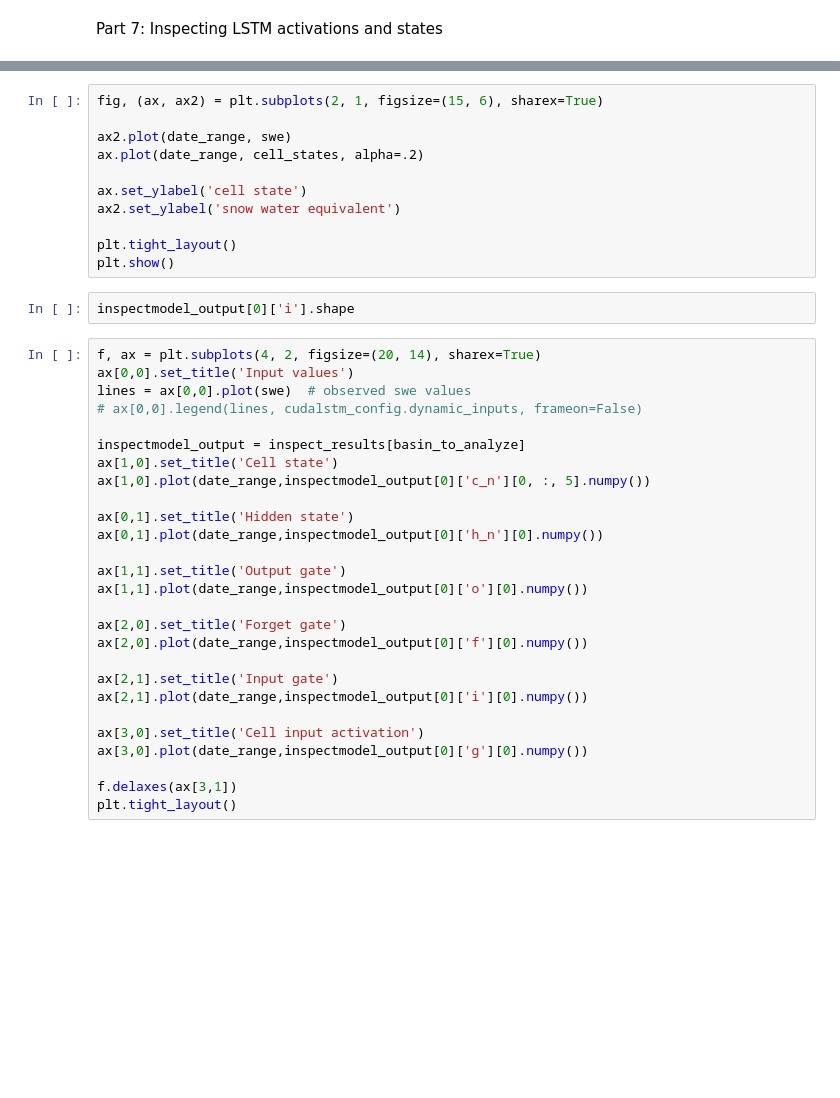
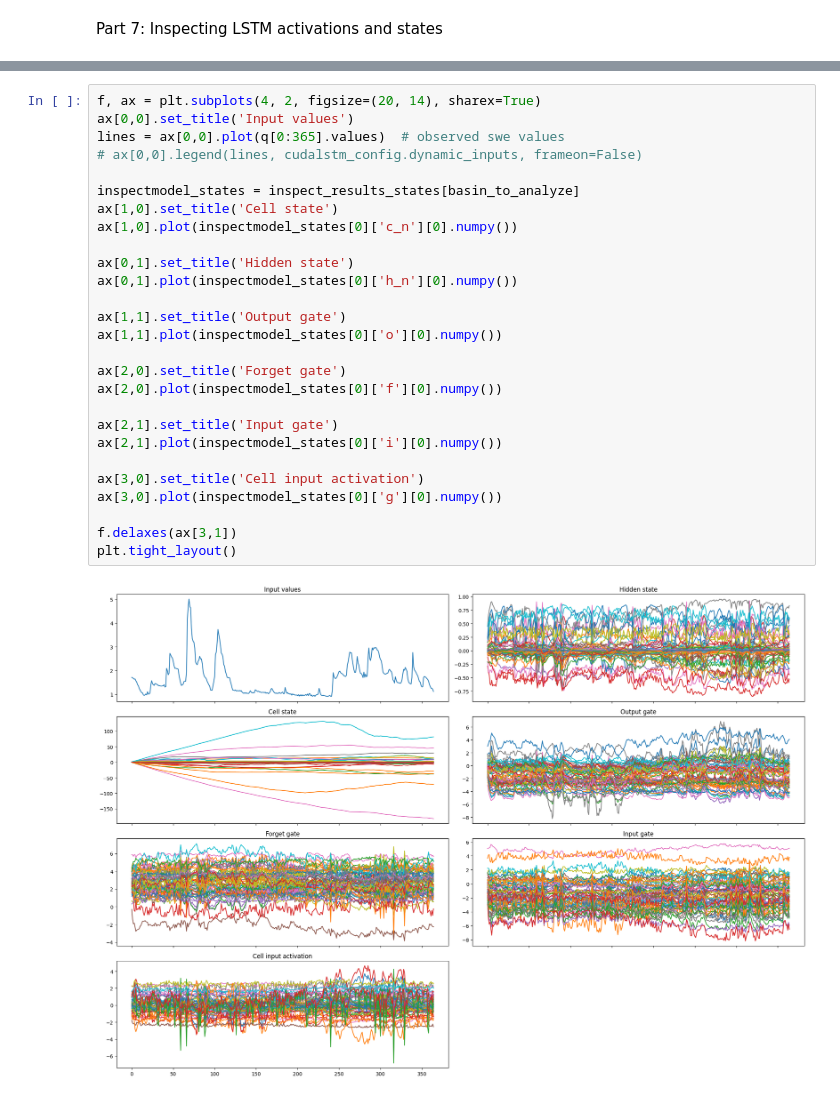
Before and after one commit to sanikabaste/Hy2DL, a Jupyter notebook: Hy2DL/experiments/LSTM_CAMELS_CH_inspection.ipynb, the cells around one changed output, grey strips where cells are left out. Drawn from its saved outputs; the diff is of its cells as text; blank space fills up the shorter version.

```diff
--- a/Hy2DL/experiments/LSTM_CAMELS_CH_inspection.ipynb
+++ b/Hy2DL/experiments/LSTM_CAMELS_CH_inspection.ipynb
@@ -546,40 +524,29 @@ swe = df['swe(mm)'][date_range]
-# %%
-fig, (ax, ax2) = plt.subplots(2, 1, figsize=(15, 6), sharex=True)
-
-ax2.plot(date_range, swe)
-ax.plot(date_range, cell_states, alpha=.2)
-
-ax.set_ylabel('cell state')
-ax2.set_ylabel('snow water equivalent')
-
-plt.tight_layout()
-plt.show()
-# %%
-inspectmodel_output[0]['i'].shape
 # %%
 f, ax = plt.subplots(4, 2, figsize=(20, 14), sharex=True)
 ax[0,0].set_title('Input values')
-lines = ax[0,0].plot(swe)  # observed swe values
+lines = ax[0,0].plot(q[0:365].values)  # observed swe values
 # ax[0,0].legend(lines, cudalstm_config.dynamic_inputs, frameon=False)
 
-inspectmodel_output = inspect_results[basin_to_analyze]
+inspectmodel_states = inspect_results_states[basin_to_analyze]
 ax[1,0].set_title('Cell state')
-ax[1,0].plot(date_range,inspectmodel_output[0]['c_n'][0, :, 5].numpy())
+ax[1,0].plot(inspectmodel_states[0]['c_n'][0].numpy())
 
 ax[0,1].set_title('Hidden state')
-ax[0,1].plot(date_range,inspectmodel_output[0]['h_n'][0].numpy())
+ax[0,1].plot(inspectmodel_states[0]['h_n'][0].numpy())
 
 ax[1,1].set_title('Output gate')
-ax[1,1].plot(date_range,inspectmodel_output[0]['o'][0].numpy())
+ax[1,1].plot(inspectmodel_states[0]['o'][0].numpy())
 
 ax[2,0].set_title('Forget gate')
-ax[2,0].plot(date_range,inspectmodel_output[0]['f'][0].numpy())
+ax[2,0].plot(inspectmodel_states[0]['f'][0].numpy())
 
 ax[2,1].set_title('Input gate')
-ax[2,1].plot(date_range,inspectmodel_output[0]['i'][0].numpy())
+ax[2,1].plot(inspectmodel_states[0]['i'][0].numpy())
 
 ax[3,0].set_title('Cell input activation')
-ax[3,0].plot(date_range,inspectmodel_output[0]['g'][0].numpy())
+ax[3,0].plot(inspectmodel_states[0]['g'][0].numpy())
 
 f.delaxes(ax[3,1])
 plt.tight_layout()
+# %% [output]
+[figure, added]
```
Also changed, not shown: parts of 15 cells of this notebook.
